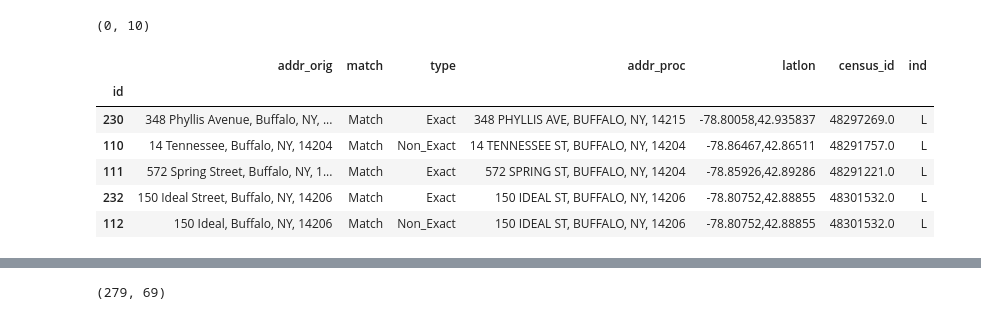
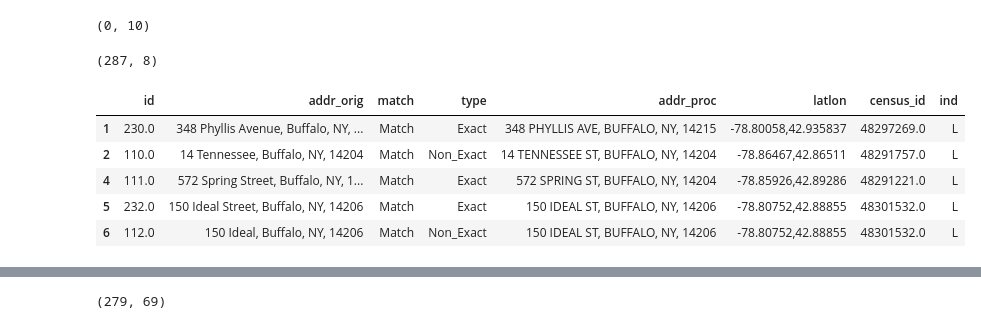
Before and after one commit to nshea3/pbfreebflo-ml, a Jupyter notebook: buffalo_data_process.ipynb, the cells around one changed output, grey strips where cells are left out. Saved outputs shown, nothing was run; the diff lists cells and outputs as text; code cells hidden in the pictures.

Commit message:
Finished adding in zillow data for buffalo.

```diff
--- a/buffalo_data_process.ipynb
+++ b/buffalo_data_process.ipynb
@@ -286,9 +283,11 @@ buffalo_lead_na.shape
 r = requests.get('https://data.buffalony.gov/resource/kckn-jafw.json', {'latitude': row['Prop_Num_str'], 'street':row['PropStreet'].upper()})
 # %%
 cols = ['id', 'addr_orig', 'match', 'type', 'addr_proc', 'latlon', 'census_id', 'ind']
-lead_bflo = pd.read_csv('data/lead_buffalo_addresses_geocode.csv', error_bad_lines = True, names=cols)
-lead_bflo.dropna(inplace=True)
+lead_bflo_addr = pd.read_csv('data/lead_buffalo_addresses_geocode.csv', error_bad_lines = True, names=cols)
+lead_bflo_addr.dropna(inplace=True)
 #lead_bflo.index = lead_bflo.index.astype(int)
-lead_bflo.shape
-lead_bflo.id = lead_bflo.id.astype(int)
+lead_bflo_addr.shape
+#lead_bflo.id = lead_bflo.id.astype(int)
+# %% [output]
+(287, 8)
 # %%
@@ -296,13 +295,12 @@ lead_bflo.set_index('id', inplace=True)
 # %%
-lead_bflo.head()
+lead_bflo_addr.head()
 # %% [output]
-|  | addr_orig | match | type | addr_proc | latlon | census_id | ind |
-| id |  |  |  |  |  |  |  |
-| 230 | 348 Phyllis Avenue, Buffalo, NY, ... | Match | Exact | 348 PHYLLIS AVE, BUFFALO, NY, 14215 | -78.80058,42.935837 | 48297269.0 | L |
-| 110 | 14 Tennessee, Buffalo, NY, 14204 | Match | Non_Exact | 14 TENNESSEE ST, BUFFALO, NY, 14204 | -78.86467,42.86511 | 48291757.0 | L |
-| 111 | 572 Spring Street, Buffalo, NY, 1... | Match | Exact | 572 SPRING ST, BUFFALO, NY, 14204 | -78.85926,42.89286 | 48291221.0 | L |
-| 232 | 150 Ideal Street, Buffalo, NY, 14206 | Match | Exact | 150 IDEAL ST, BUFFALO, NY, 14206 | -78.80752,42.88855 | 48301532.0 | L |
-| 112 | 150 Ideal, Buffalo, NY, 14206 | Match | Non_Exact | 150 IDEAL ST, BUFFALO, NY, 14206 | -78.80752,42.88855 | 48301532.0 | L |
+|  | id | addr_orig | match | type | addr_proc | latlon | census_id | ind |
+| 1 | 230.0 | 348 Phyllis Avenue, Buffalo, NY, ... | Match | Exact | 348 PHYLLIS AVE, BUFFALO, NY, 14215 | -78.80058,42.935837 | 48297269.0 | L |
+| 2 | 110.0 | 14 Tennessee, Buffalo, NY, 14204 | Match | Non_Exact | 14 TENNESSEE ST, BUFFALO, NY, 14204 | -78.86467,42.86511 | 48291757.0 | L |
+| 4 | 111.0 | 572 Spring Street, Buffalo, NY, 1... | Match | Exact | 572 SPRING ST, BUFFALO, NY, 14204 | -78.85926,42.89286 | 48291221.0 | L |
+| 5 | 232.0 | 150 Ideal Street, Buffalo, NY, 14206 | Match | Exact | 150 IDEAL ST, BUFFALO, NY, 14206 | -78.80752,42.88855 | 48301532.0 | L |
+| 6 | 112.0 | 150 Ideal, Buffalo, NY, 14206 | Match | Non_Exact | 150 IDEAL ST, BUFFALO, NY, 14206 | -78.80752,42.88855 | 48301532.0 | L |
 # %%
 assessment_data_coded.columns
 # %% [output]
```
Also changed, not shown: parts of 37 cells of this notebook.
